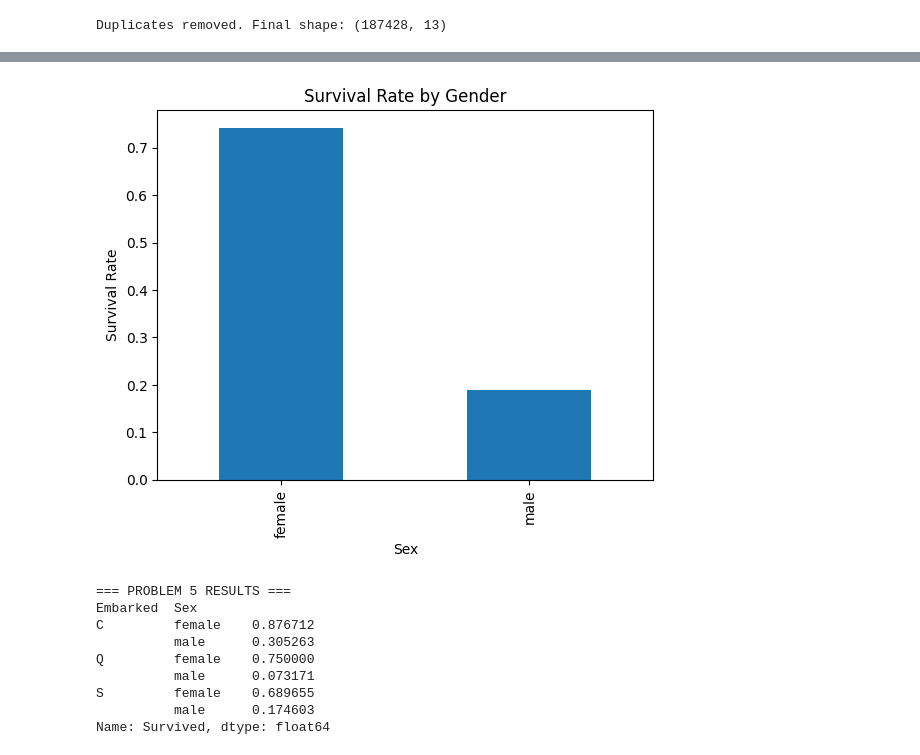
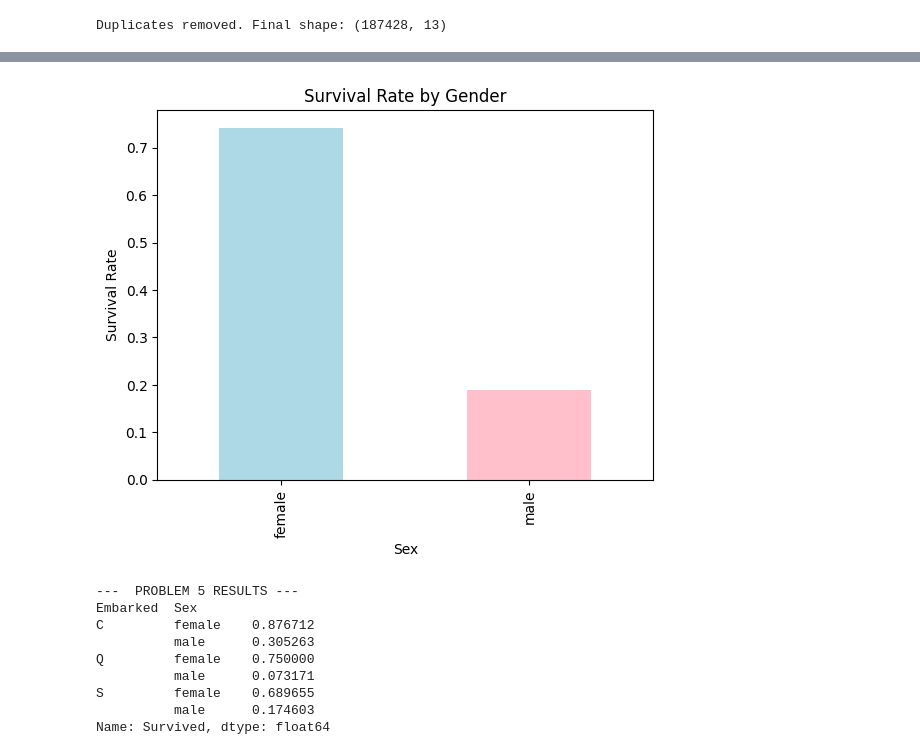
Before and after one commit to nazuna-0/WorkSheets_AshwiniTamang, a Jupyter notebook: WorkSheet2_AshwiniTamang.ipynb, the cells around one changed output, grey strips where cells are left out. Drawn from its saved outputs; the diff is of its cells as text; code cells hidden in the pictures.

```diff
--- a/WorkSheet2_AshwiniTamang.ipynb
+++ b/WorkSheet2_AshwiniTamang.ipynb
@@ -211,101 +191,71 @@ titanic.head()
 # %%
 import matplotlib.pyplot as plt
 
-# ================================================================
 # PROBLEM 1
-# Subset columns + keep Pclass = 1 + Fare stats
-# ================================================================
+
+# subset with only nedded cols
 subset = titanic[['Name', 'Pclass', 'Sex', 'Age', 'Fare', 'Survived']]
-
-# Filter only first-class passengers
+# only first class passenger filtering
 subset_first = subset[subset['Pclass'] == 1]
 
-# Fare statistics
+# All Fare statistics
 mean_fare = subset_first['Fare'].mean()
 median_fare = subset_first['Fare'].median()
 min_fare = subset_first['Fare'].min()
 max_fare = subset_first['Fare'].max()
 
-print("=== PROBLEM 1 RESULTS ===")
+
+print("--- PROBLEM 1 RESULT ---")
 print("Mean Fare:", mean_fare)
 print("Median Fare:", median_fare)
 print("Min Fare:", min_fare)
 print("Max Fare:", max_fare)
 
 
-
-# ================================================================
 # PROBLEM 2
-# Count null Age values + drop them
-# ================================================================
+# count how many null in Age col
 null_age = subset_first['Age'].isnull().sum()
-print("\n=== PROBLEM 2 RESULTS ===")
+print("--- PROBLEM 2 RESULT ---")
 print("Null Age values in first-class subset:", null_age)
 
 # Drop rows with Age = NaN
-subset_first_clean = subset_first.dropna(subset=['Age'])
+subset_clean = subset_first.dropna(subset=['Age'])
 
+# PROBLEM 3
 
+# categorical values to binary cols
+embarked_dummies = pd.get_dummies(titanic['Embarked'], prefix='Embarked')
 
-# ================================================================
-# PROBLEM 3
-# One-hot encode "Embarked"
-# ================================================================
-embarked_dummies = pd.get_dummies(titanic['Embarked'], prefix="Embarked")
-
-# Add new columns
+# adds cols to the og df
 titanic_encoded = pd.concat([titanic, embarked_dummies], axis=1)
 
-# Drop old column
+# removes og embark cols
 titanic_encoded.drop(columns=['Embarked'], inplace=True)
 
-print("\n=== PROBLEM 3 RESULTS ===")
+print("--- PROBLEM 3 RESULTS --- ")
 print(titanic_encoded.head())
 
+# PROBLEM 4
+# compare Survival rate by sex
 
-
-# ================================================================
-# PROBLEM 4
-# Survival rate by Sex + Visualization
-# ================================================================
+# group rows based on ___, and calc avg of M and F
 survival_by_sex = titanic.groupby('Sex')['Survived'].mean()
-print("\n=== PROBLEM 4 RESULTS ===")
+print("--- PROBLEM 4 RESULTS --- ")
 print(survival_by_sex)
 
-survival_by_sex.plot(kind='bar')
+survival_by_sex.plot(kind='bar', color=['lightblue', 'pink'])
 plt.title("Survival Rate by Gender")
 plt.ylabel("Survival Rate")
 plt.show()
 
-
-
-# ================================================================
 # PROBLEM 5
-# Survival rate by Embarked + Sex + Visualization
-# ================================================================
+# Survival rate by Embarked, Sex, Visualization
 survival_by_port = titanic.groupby(['Embarked', 'Sex'])['Survived'].mean()
-print("\n=== PROBLEM 5 RESULTS ===")
+print("---  PROBLEM 5 RESULTS --- ")
 print(survival_by_port)
 
-survival_by_port.unstack().plot(kind='bar', figsize=(8,5))
+survival_by_port.unstack().plot(kind='bar', figsize=(8,5),color=['lightblue', 'pink'] )
 plt.title("Survival Rate by Embarkation Port and Gender")
 plt.ylabel("Survival Rate")
 plt.show()
-
-
-
-# ================================================================
-# PROBLEM 6 (OPTIONAL)
-# Survival by Age Quantiles + Pclass + Visualization
-# ================================================================
-titanic['AgeGroup'] = pd.qcut(titanic['Age'], 5)
-
-survival_age_class = titanic.groupby(['Pclass', 'AgeGroup'])['Survived'].mean()
-print("\n=== PROBLEM 6 RESULTS ===")
-print(survival_age_class)
-
-survival_age_class.unstack().plot(kind='bar', figsize=(12,6))
-plt.title("Survival Rate by Passenger Class and Age Quantile")
-plt.ylabel("Survival Rate")
-plt.show()
 # %% [output]
@@ -325,9 +275,9 @@ Null Age values in first-class subset: 30
 Sex
 female    0.742038
 male      0.188908
 Name: Survived, dtype: float64
-[figure, old version]
+[figure, new version]
-=== PROBLEM 5 RESULTS ===
+---  PROBLEM 5 RESULTS ---
 Embarked  Sex
 C         female    0.876712
           male      0.305263
```
Also changed, not shown: parts of 14 cells of this notebook.
